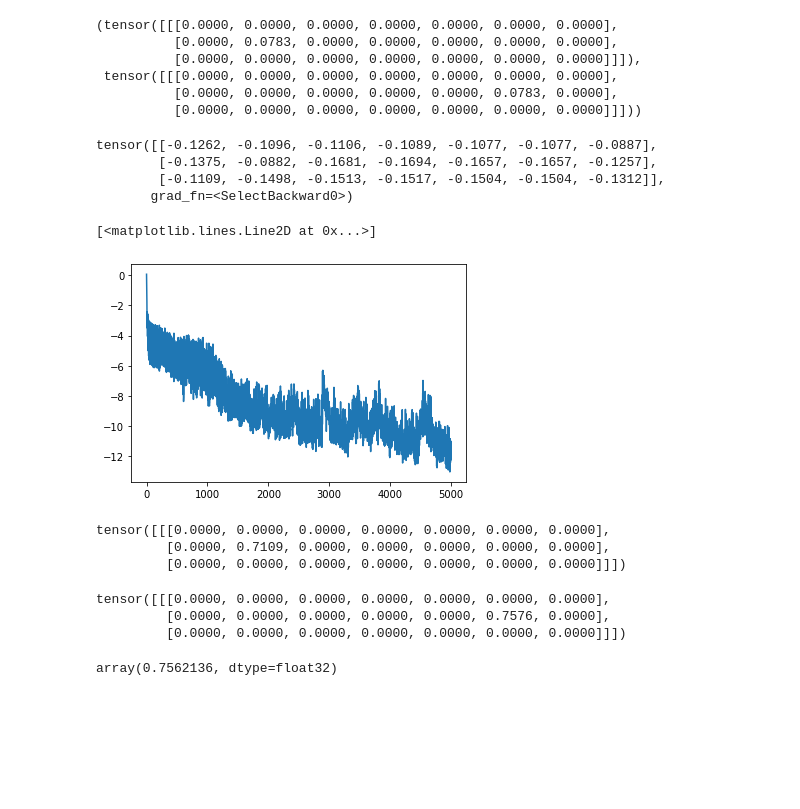
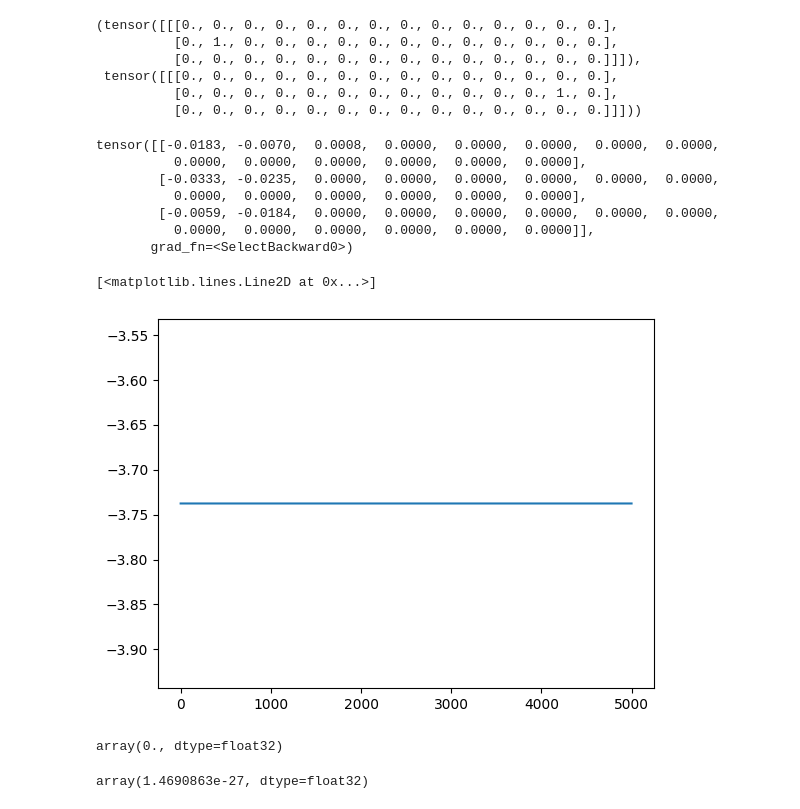
Before and after one commit to ichko/nca, a Jupyter notebook: notebooks/transport-random-potential.ipynb, the cells around one changed output. Drawn from its saved outputs; the diff is of its cells as text; code cells hidden in the pictures; blank space fills up the shorter version.

```diff
--- a/notebooks/transport-random-potential.ipynb
+++ b/notebooks/transport-random-potential.ipynb
@@ -13,41 +13,39 @@ def seed(s=1337):
     np.random.seed(s)
 # %%
 def make_grid():
-    grid_in = torch.zeros(1, 3, 7)
-    grid_out = torch.zeros(1, 3, 7)
-    potential = torch.rand(1).item()
-#     potential = 1
+    grid_in = torch.zeros(1, 3, 14)
+    grid_out = torch.zeros(1, 3, 14)
+    # potential = torch.rand(1).item()
+    potential = 1
     grid_in[0, 1, 1] = potential
-    grid_out[0, 1, 5] = potential
+    grid_out[0, 1, 12] = potential
 
     return grid_in, grid_out
 
 seed()
 make_grid()
 # %% [output]
-(tensor([[[0.0000, 0.0000, 0.0000, 0.0000, 0.0000, 0.0000, 0.0000],
-          [0.0000, 0.0783, 0.0000, 0.0000, 0.0000, 0.0000, 0.0000],
-          [0.0000, 0.0000, 0.0000, 0.0000, 0.0000, 0.0000, 0.0000]]]),
- tensor([[[0.0000, 0.0000, 0.0000, 0.0000, 0.0000, 0.0000, 0.0000],
-          [0.0000, 0.0000, 0.0000, 0.0000, 0.0000, 0.0783, 0.0000],
-          [0.0000, 0.0000, 0.0000, 0.0000, 0.0000, 0.0000, 0.0000]]]))
+(tensor([[[0., 0., 0., 0., 0., 0., 0., 0., 0., 0., 0., 0., 0., 0.],
+          [0., 1., 0., 0., 0., 0., 0., 0., 0., 0., 0., 0., 0., 0.],
+          [0., 0., 0., 0., 0., 0., 0., 0., 0., 0., 0., 0., 0., 0.]]]),
+ tensor([[[0., 0., 0., 0., 0., 0., 0., 0., 0., 0., 0., 0., 0., 0.],
+          [0., 0., 0., 0., 0., 0., 0., 0., 0., 0., 0., 0., 1., 0.],
+          [0., 0., 0., 0., 0., 0., 0., 0., 0., 0., 0., 0., 0., 0.]]]))
 # %%
 class Automata(nn.Module):
     def __init__(self):
         super().__init__()
         self.net = nn.Sequential(
-            nn.Conv2d(1, 10, kernel_size=3, stride=1, padding=1),
+            nn.Conv2d(1, 2, kernel_size=3, stride=1, padding=1, bias=False),
             nn.ReLU(),
-            nn.Conv2d(10, 10, kernel_size=3, stride=1, padding=1),
-            nn.ReLU(),
-            nn.Conv2d(10, 1, kernel_size=1, stride=1, padding=0),
+            nn.Conv2d(2, 1, kernel_size=1, stride=1, padding=0, bias=False),
             nn.Tanh(),
         )
 
     def forward(self, grid, steps):
         sequence = [grid]
         for i in range(steps):
-            grid = grid + self.net(grid)
+            grid = self.net(grid)
             sequence.append(grid)
         return sequence
 # %%
@@ -57,39 +55,36 @@ ca = Automata()
 out = ca.forward(grid_in, 1)
 out[-1][0]
 # %% [output]
-tensor([[-0.1262, -0.1096, -0.1106, -0.1089, -0.1077, -0.1077, -0.0887],
-        [-0.1375, -0.0882, -0.1681, -0.1694, -0.1657, -0.1657, -0.1257],
-        [-0.1109, -0.1498, -0.1513, -0.1517, -0.1504, -0.1504, -0.1312]],
+tensor([[-0.0183, -0.0070,  0.0008,  0.0000,  0.0000,  0.0000,  0.0000,  0.0000,
+          0.0000,  0.0000,  0.0000,  0.0000,  0.0000,  0.0000],
+        [-0.0333, -0.0235,  0.0000,  0.0000,  0.0000,  0.0000,  0.0000,  0.0000,
+          0.0000,  0.0000,  0.0000,  0.0000,  0.0000,  0.0000],
+        [-0.0059, -0.0184,  0.0000,  0.0000,  0.0000,  0.0000,  0.0000,  0.0000,
+          0.0000,  0.0000,  0.0000,  0.0000,  0.0000,  0.0000]],
        grad_fn=<SelectBackward0>)
 # %%
 iters = 5000
-steps = 10
+steps = 20
 losses = []
 
 seed()
 ca = Automata()
 optim = torch.optim.Adam(ca.parameters(), lr=0.002)
 
 for i in tqdm(range(iters)):
     grid_in, grid_out = make_grid()
     seq = ca.forward(grid_in, steps)
     grid_pred = seq[-1]
     loss = F.mse_loss(grid_pred, grid_out)
 
     optim.zero_grad()
     loss.backward()
     optim.step()
 
     losses.append(loss.item())
 
 plt.plot(np.log(losses))
 # %% [output]
 [<matplotlib.lines.Line2D at 0x...>]
-[figure, old version]
+[figure, new version]
-# %%
-grid_in
-# %% [output]
-tensor([[[0.0000, 0.0000, 0.0000, 0.0000, 0.0000, 0.0000, 0.0000],
-         [0.0000, 0.7109, 0.0000, 0.0000, 0.0000, 0.0000, 0.0000],
-         [0.0000, 0.0000, 0.0000, 0.0000, 0.0000, 0.0000, 0.0000]]])
 # %%
@@ -97,15 +92,15 @@ seed(1)
 grid_in, grid_out = make_grid()
 seq = ca.forward(grid_in, steps)
 # %%
-grid_out
+# grid_out
-# %% [output]
-tensor([[[0.0000, 0.0000, 0.0000, 0.0000, 0.0000, 0.0000, 0.0000],
-         [0.0000, 0.0000, 0.0000, 0.0000, 0.0000, 0.7576, 0.0000],
-         [0.0000, 0.0000, 0.0000, 0.0000, 0.0000, 0.0000, 0.0000]]])
+# %%
+grid_out[0, 1, 5].detach().numpy()
+# %% [output]
+array(0., dtype=float32)
 # %%
 seq[-1][0, 1, 5].detach().numpy()
 # %% [output]
-array(0.7562136, dtype=float32)
+array(1.4690863e-27, dtype=float32)
 # %%
 for el in seq:
     plt.imshow(el[0].detach())
```
Also changed, not shown: parts of 2 cells of this notebook, 11 other files.
